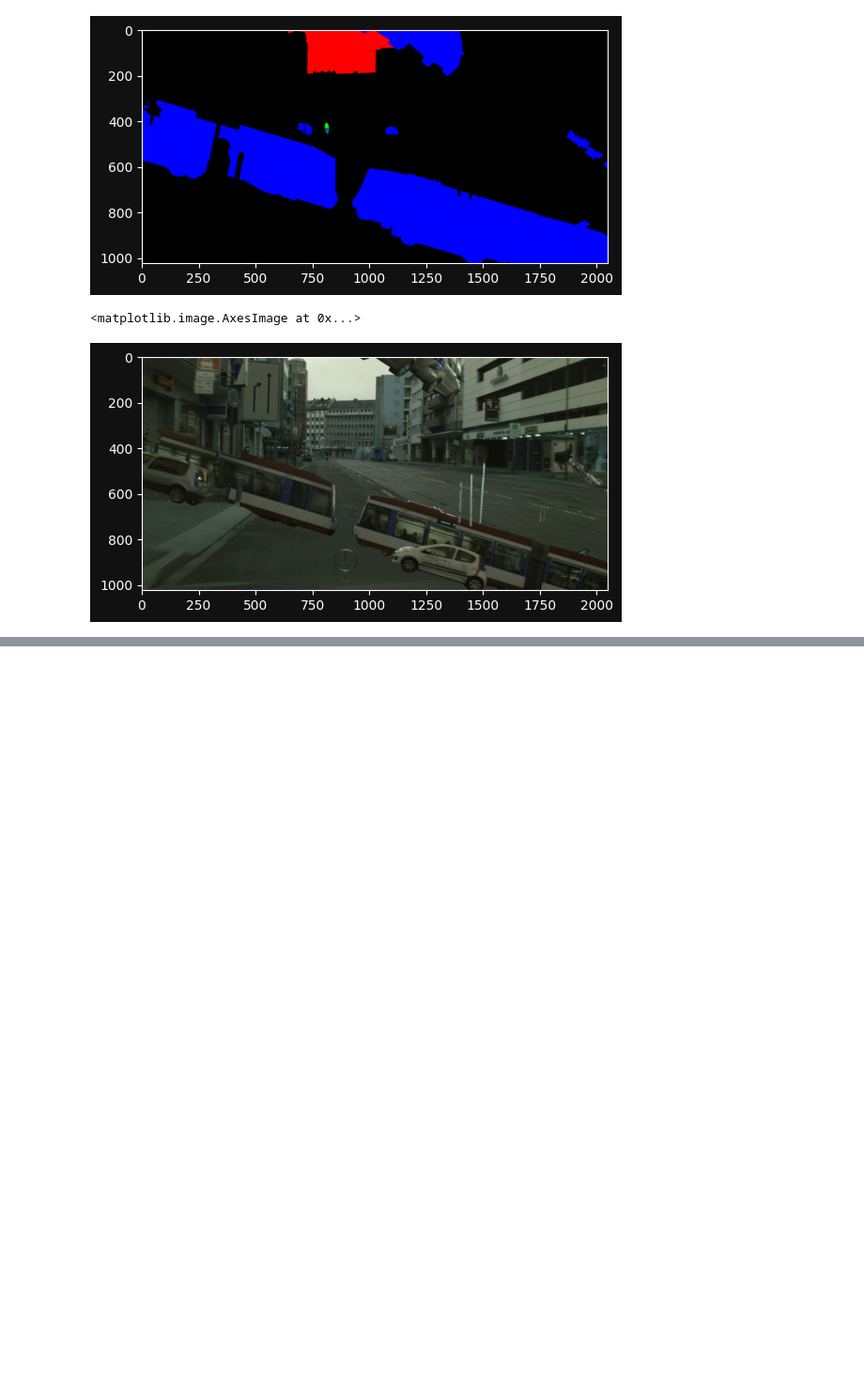
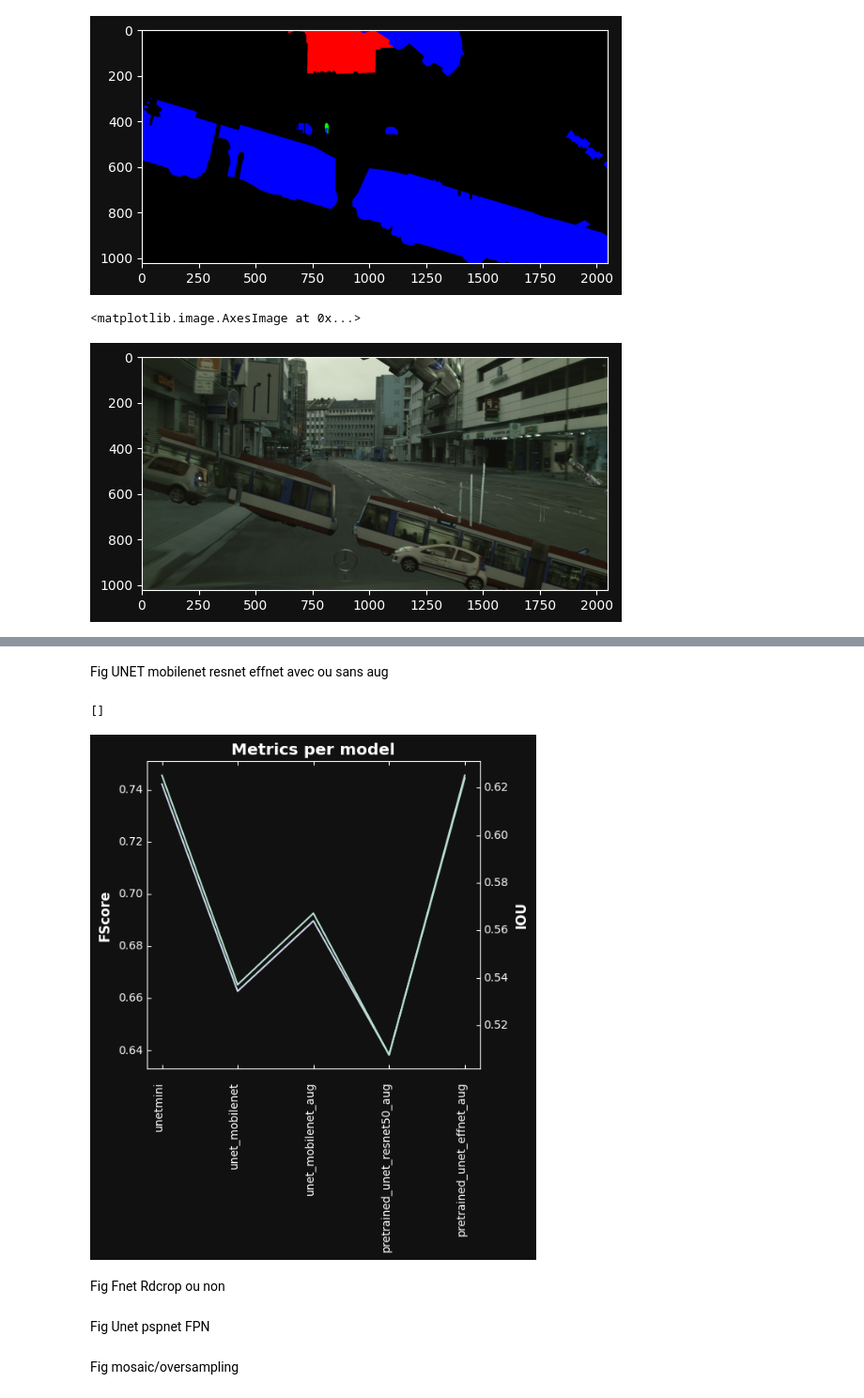
Before and after one commit to lefpradier/urban-segmentation-app, a Jupyter notebook: tests_init.ipynb, the cells around one changed output, grey strips where cells are left out. Shown at 94% size. Drawn from its saved outputs; the diff is of its cells as text; code cells hidden in the pictures; blank space fills up the shorter version.

```diff
--- a/tests_init.ipynb
+++ b/tests_init.ipynb
@@ -562,0 +580,2 @@ plt.imshow(x[13])
+# %%
+runs = pd.read_csv("/home/lpradier/Téléchargements/runs (8).csv")
@@ -562,0 +598,47 @@ plt.imshow(x[13])
+# %% [markdown]
+Fig UNET mobilenet resnet effnet avec ou sans aug
+# %%
+runs["Name"] = pd.Categorical(
+    runs["Name"],
+    categories=[
+        "unetmini",
+        "unet_mobilenet",
+        "unet_mobilenet_aug",
+        "pretrained_unet_resnet50_aug",
+        "pretrained_unet_effnet_aug",
+    ],
+)
+runs.sort_values("Name", inplace=True)
+runs.dropna(subset="Name", inplace=True)
+# %%
+plt.style.use("custom_dark")
+
+fig = plt.figure()
+
+host = fig.add_axes([0.15, 0.1, 0.65, 0.8], axes_class=HostAxes)
+par1 = host.get_aux_axes(viewlim_mode=None, sharex=host)
+host.axis["right"].set_visible(False)
+
+par1.axis["right"].set_visible(True)
+par1.axis["right"].major_ticklabels.set_visible(True)
+par1.axis["right"].label.set_visible(True)
+
+host.plot(runs["Name"], runs["FScore"])
+par1.plot(runs["Name"], runs["IOUScore"])
+
+host.set(ylabel="FScore")
+par1.set(ylabel="IOU")
+
+plt.setp(host.axis["bottom"].major_ticklabels, rotation=90, ha="right")
+host.set_title("Metrics per model")
+labelLines(host.get_lines())
+labelLines(par1.get_lines())
+# %% [output]
+[]
+[figure, added]
+# %% [markdown]
+Fig Fnet Rdcrop ou non
+# %% [markdown]
+Fig Unet pspnet FPN
+# %% [markdown]
+Fig mosaic/oversampling
```
Also changed, not shown: parts of 5 cells of this notebook, 29 other files.
